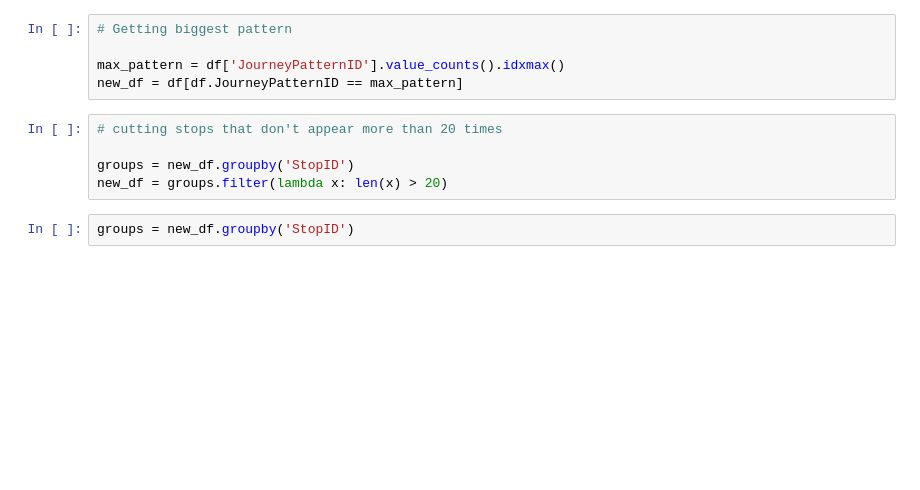
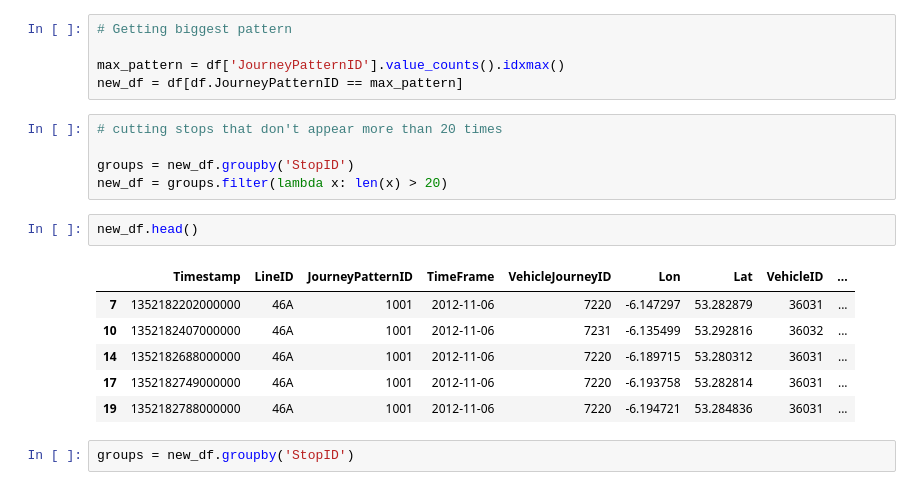
Before and after one commit to brokenloop/Research_practicum_2017, a Jupyter notebook: Data Analysis/Daniel/Get Route Stops.ipynb, the cells around one changed output. Saved outputs shown, nothing was run; the diff lists cells and outputs as text; blank space fills up the shorter version.

```diff
--- a/Data Analysis/Daniel/Get Route Stops.ipynb
+++ b/Data Analysis/Daniel/Get Route Stops.ipynb
@@ -62,6 +65,15 @@ new_df = df[df.JourneyPatternID == max_pattern]
 
 groups = new_df.groupby('StopID')
 new_df = groups.filter(lambda x: len(x) > 20)
+# %%
+new_df.head()
+# %% [output]
+|  | Timestamp | LineID | JourneyPatternID | TimeFrame | VehicleJourneyID | Lon | Lat | VehicleID | ... |
+| 7 | 1352182202000000 | 46A | 1001 | 2012-11-06 | 7220 | -6.147297 | 53.282879 | 36031 | ... |
+| 10 | 1352182407000000 | 46A | 1001 | 2012-11-06 | 7231 | -6.135499 | 53.292816 | 36032 | ... |
+| 14 | 1352182688000000 | 46A | 1001 | 2012-11-06 | 7220 | -6.189715 | 53.280312 | 36031 | ... |
+| 17 | 1352182749000000 | 46A | 1001 | 2012-11-06 | 7220 | -6.193758 | 53.282814 | 36031 | ... |
+| 19 | 1352182788000000 | 46A | 1001 | 2012-11-06 | 7220 | -6.194721 | 53.284836 | 36031 | ... |
 # %%
 groups = new_df.groupby('StopID')
 # %%
```
Also changed, not shown: parts of 9 cells of this notebook, 1 other file.
